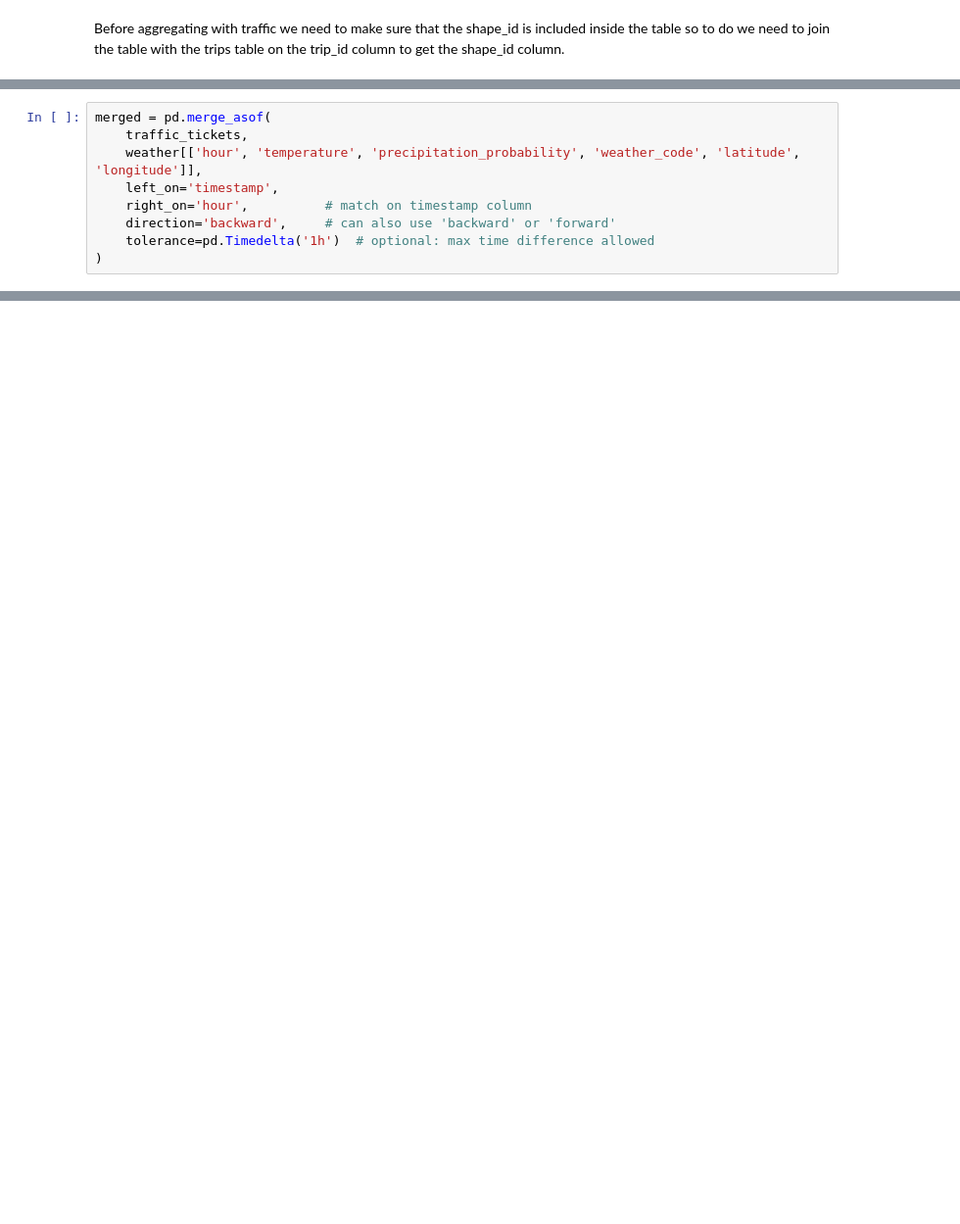
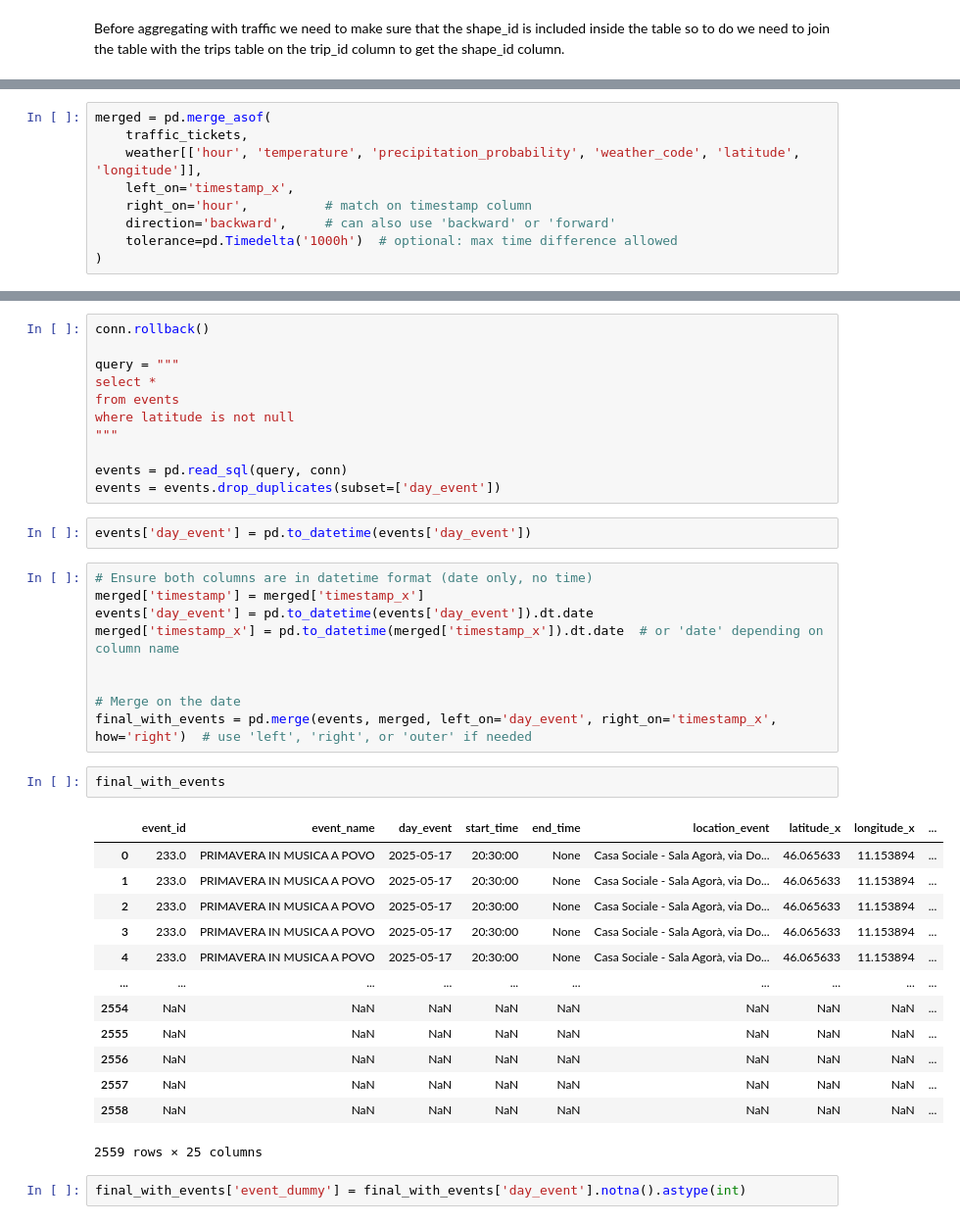
Before and after one commit to anthony-tricarico/BDTProject, a Jupyter notebook: notebooks/MLmodels.ipynb, the cells around one changed output, grey strips where cells are left out. Shown: that part at 98% size. Drawn from its saved outputs; the diff is of its cells as text; blank space fills up the shorter version.

```diff
--- a/notebooks/MLmodels.ipynb
+++ b/notebooks/MLmodels.ipynb
@@ -128,8 +203,8 @@ weather = weather.sort_values('hour')
 merged = pd.merge_asof(
     traffic_tickets,
     weather[['hour', 'temperature', 'precipitation_probability', 'weather_code', 'latitude', 'longitude']],
-    left_on='timestamp',
+    left_on='timestamp_x',
     right_on='hour',          # match on timestamp column
     direction='backward',     # can also use 'backward' or 'forward'
-    tolerance=pd.Timedelta('1h')  # optional: max time difference allowed
+    tolerance=pd.Timedelta('1000h')  # optional: max time difference allowed
 )
@@ -153,0 +239,40 @@ merged
+# %%
+conn.rollback()
+
+query = """
+select *
+from events
+where latitude is not null
+"""
+
+events = pd.read_sql(query, conn)
+events = events.drop_duplicates(subset=['day_event'])
+# %%
+events['day_event'] = pd.to_datetime(events['day_event'])
+# %%
+# Ensure both columns are in datetime format (date only, no time)
+merged['timestamp'] = merged['timestamp_x']
+events['day_event'] = pd.to_datetime(events['day_event']).dt.date
+merged['timestamp_x'] = pd.to_datetime(merged['timestamp_x']).dt.date  # or 'date' depending on column name
+
+
+# Merge on the date
+final_with_events = pd.merge(events, merged, left_on='day_event', right_on='timestamp_x', how='right')  # use 'left', 'right', or 'outer' if needed
+# %%
+final_with_events
+# %% [output]
+|  | event_id | event_name | day_event | start_time | end_time | location_event | latitude_x | longitude_x | ... |
+| 0 | 233.0 | PRIMAVERA IN MUSICA A POVO | 2025-05-17 | 20:30:00 | None | Casa Sociale - Sala Agorà, via Do... | 46.065633 | 11.153894 | ... |
+| 1 | 233.0 | PRIMAVERA IN MUSICA A POVO | 2025-05-17 | 20:30:00 | None | Casa Sociale - Sala Agorà, via Do... | 46.065633 | 11.153894 | ... |
+| 2 | 233.0 | PRIMAVERA IN MUSICA A POVO | 2025-05-17 | 20:30:00 | None | Casa Sociale - Sala Agorà, via Do... | 46.065633 | 11.153894 | ... |
+| 3 | 233.0 | PRIMAVERA IN MUSICA A POVO | 2025-05-17 | 20:30:00 | None | Casa Sociale - Sala Agorà, via Do... | 46.065633 | 11.153894 | ... |
+| 4 | 233.0 | PRIMAVERA IN MUSICA A POVO | 2025-05-17 | 20:30:00 | None | Casa Sociale - Sala Agorà, via Do... | 46.065633 | 11.153894 | ... |
+| ... | ... | ... | ... | ... | ... | ... | ... | ... | ... |
+| 2554 | NaN | NaN | NaN | NaN | NaN | NaN | NaN | NaN | ... |
+| 2555 | NaN | NaN | NaN | NaN | NaN | NaN | NaN | NaN | ... |
+| 2556 | NaN | NaN | NaN | NaN | NaN | NaN | NaN | NaN | ... |
+| 2557 | NaN | NaN | NaN | NaN | NaN | NaN | NaN | NaN | ... |
+| 2558 | NaN | NaN | NaN | NaN | NaN | NaN | NaN | NaN | ... |
+2559 rows × 25 columns
+# %%
+final_with_events['event_dummy'] = final_with_events['day_event'].notna().astype(int)
```
Also changed, not shown: parts of 25 cells of this notebook, 5 other files.
